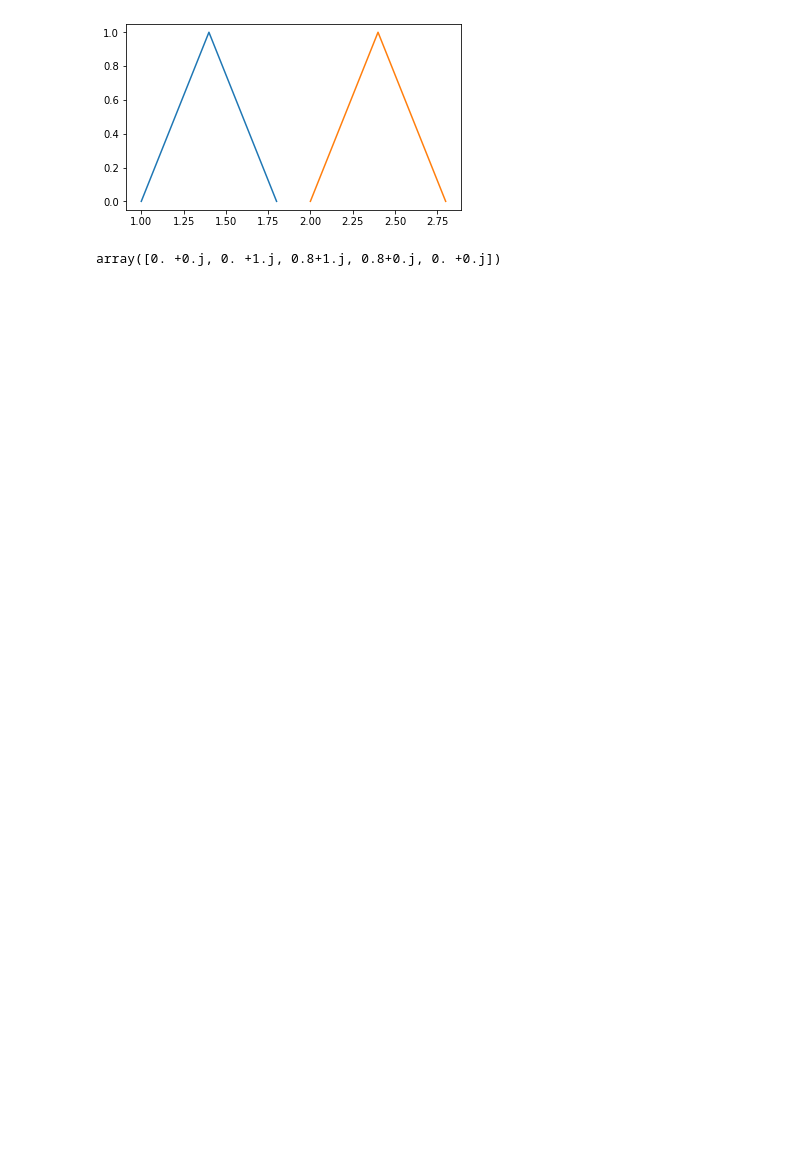
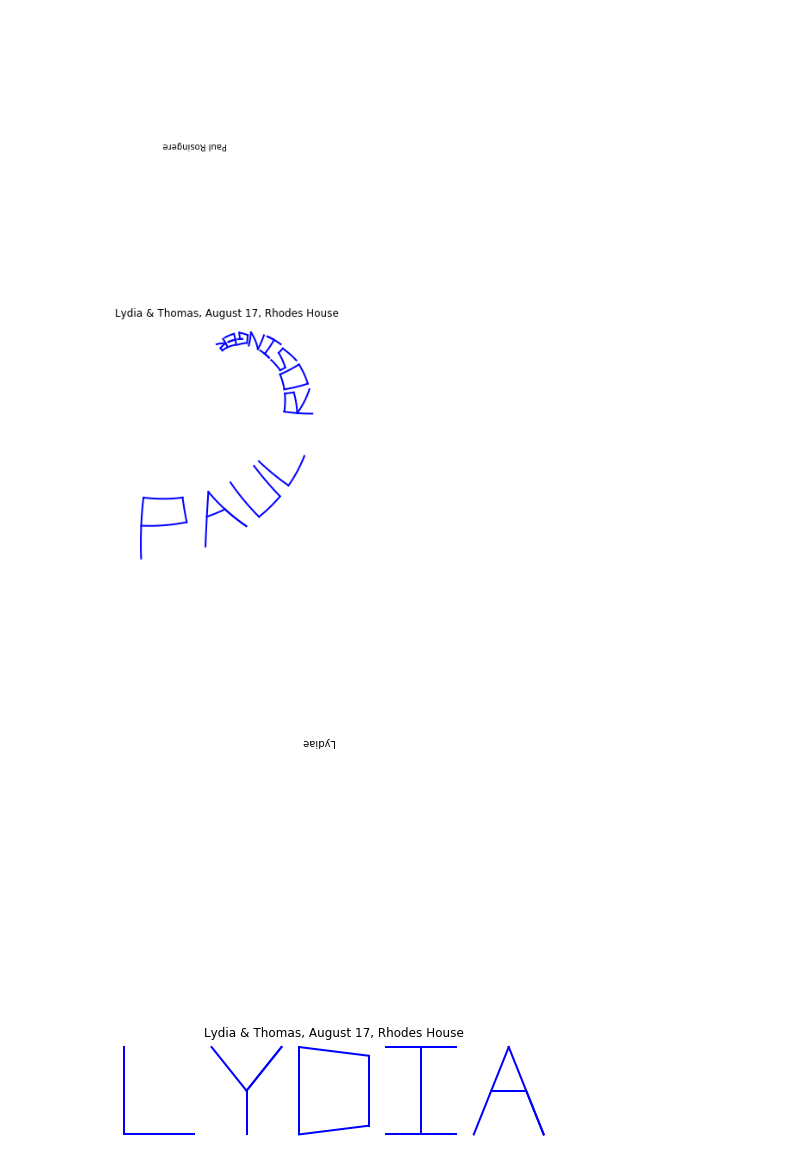
Before and after one commit to tschm/scribble, a Jupyter notebook: work/Complex.ipynb, the cells around one changed output. Drawn from its saved outputs; the diff is of its cells as text; code cells hidden in the pictures; blank space fills up the shorter version.

```diff
--- a/work/Complex.ipynb
+++ b/work/Complex.ipynb
@@ -9,25 +3,0 @@ def coordinates(points, bias=0):
-# %%
-points = np.array([0, 0.4 + 1j, 0.8])
-x,y = coordinates(points, bias=1)
-fig, ax = plt.subplots()
-plt.plot(x,y)
-ax.set_aspect(1.0)
-#plt.show()
-
-x,y = coordinates(points, bias=2)
-plt.plot(x,y)
-plt.show()
-# %% [output]
-[figure, removed]
-# %%
-letters = {
-    "A": [0, 0.4 + 1j, 0.8],
-    "B": [0, 1j, 0.8+1j, 0.8, 0]
-}
-
-def letter(x):
-    return np.array(letters[x])
-# %%
-letter("B")
-# %% [output]
-array([0. +0.j, 0. +1.j, 0.8+1.j, 0.8+0.j, 0. +0.j])
@@ -33,0 +61,19 @@ array([0. +0.j, 0. +1.j, 0.8+1.j, 0.8+0.j, 0. +0.j])
+# %%
+def wedding(word, f=lambda x: x, title="Lydia & Thomas, August 17, Rhodes House"):
+    fig, axes = plt.subplots(nrows=2, ncols=1, figsize=(8.27, 11.69), subplot_kw={"aspect": "equal"})
+
+    scribble(axes[1], text=word, f=f, title=title, linewidth=2, color="blue")
+
+    axes[0].set_axis_off()
+    axes[0].text(0.5, 0.5, '{name}'.format(name=word), horizontalalignment='right', rotation=180)
+
+    fig.savefig("data/{name}.pdf".format(name=word))
+# %%
+wedding("Paul Rosinger", f=lambda z: np.exp((-1+2j)*z))
+wedding("Lydia")
+wedding("Joanna Wisniewskakazyuzzajjukkwwwwzzzjjccccaaa", f=lambda z: np.exp((-1+2j)*z))
+wedding("Chris Pedder", f=lambda z: np.sinh(3*z-1))
+wedding("Thomas Schmelzer", f=lambda z: np.exp(z*3j))
+# %% [output]
+[figure, added]
+[figure, added]
```
Also changed, not shown: parts of 3 cells of this notebook, 7 other files.
